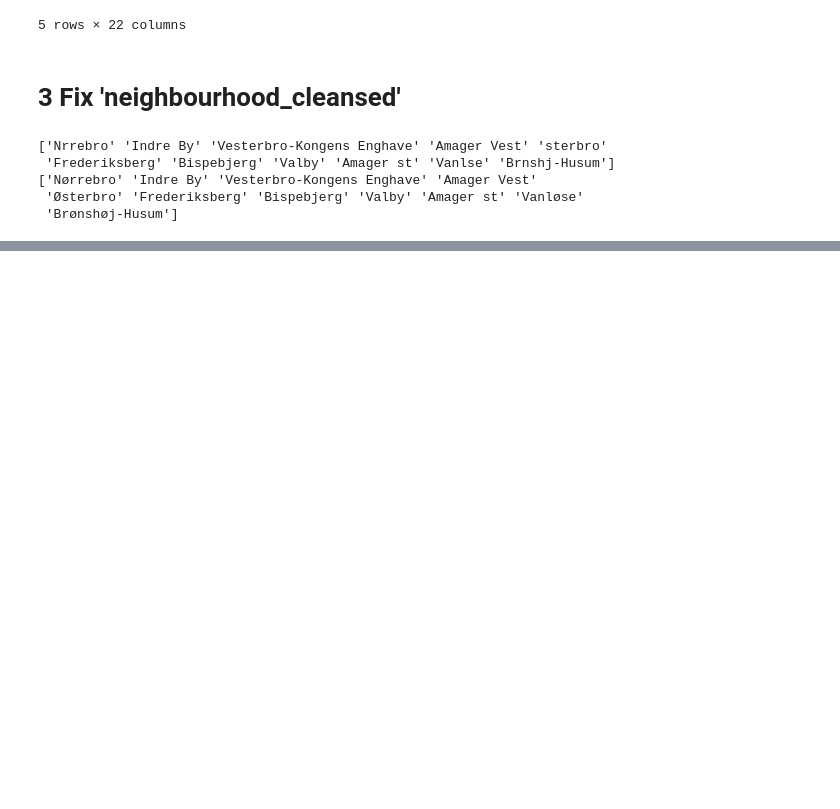
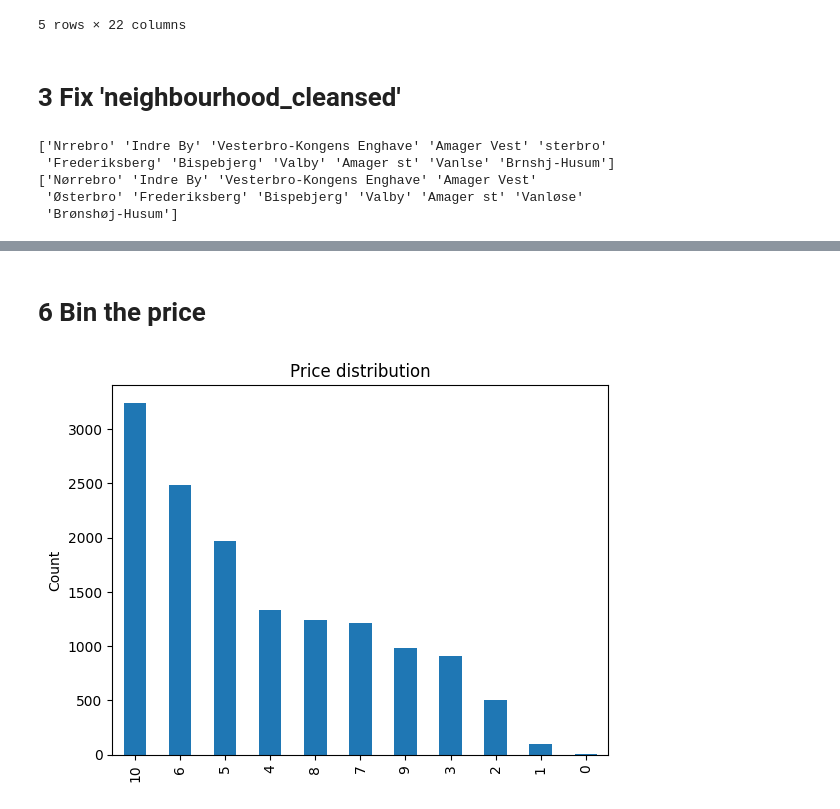
Before and after one commit to chooseanother/MAL1-Assignments, a Jupyter notebook: assignment1-airbnb-copenhagen/1. Kim.ipynb, the cells around one changed output, grey strips where cells are left out. Drawn from its saved outputs; the diff is of its cells as text; code cells hidden in the pictures; blank space fills up the shorter version.

```diff
--- a/assignment1-airbnb-copenhagen/1. Kim.ipynb
+++ b/assignment1-airbnb-copenhagen/1. Kim.ipynb
@@ -141,0 +201,25 @@ print(neighbourhoods)
+# %% [markdown]
+# 6 Bin the price
+# %%
+import numpy as np
+# create 11 bins for the cost coulumn starting at 0 and having the 11th bin above 10000
+
+# Define the bin edges
+bin_edges = [0, 1000, 2000, 3000, 4000, 5000, 6000, 7000, 8000, 9000, 10000, float('inf')]
+
+data_bins = data_filtered
+# Create a new column 'bins' with the bin edges
+data_bins['price_bins'] = pd.cut(data_filtered['price'], bins=bin_edges, labels=False)
+
+# Create a basic line plot
+data_bins['price_bins'].value_counts().plot(kind='bar')
+
+
+# Add lables and title
+plt.ylabel('Count')
+plt.title('Price distribution')
+
+# Display the plot
+plt.show()
+# %% [output]
+[figure, added]
```
Also changed, not shown: parts of 32 cells of this notebook, 2 other files.
